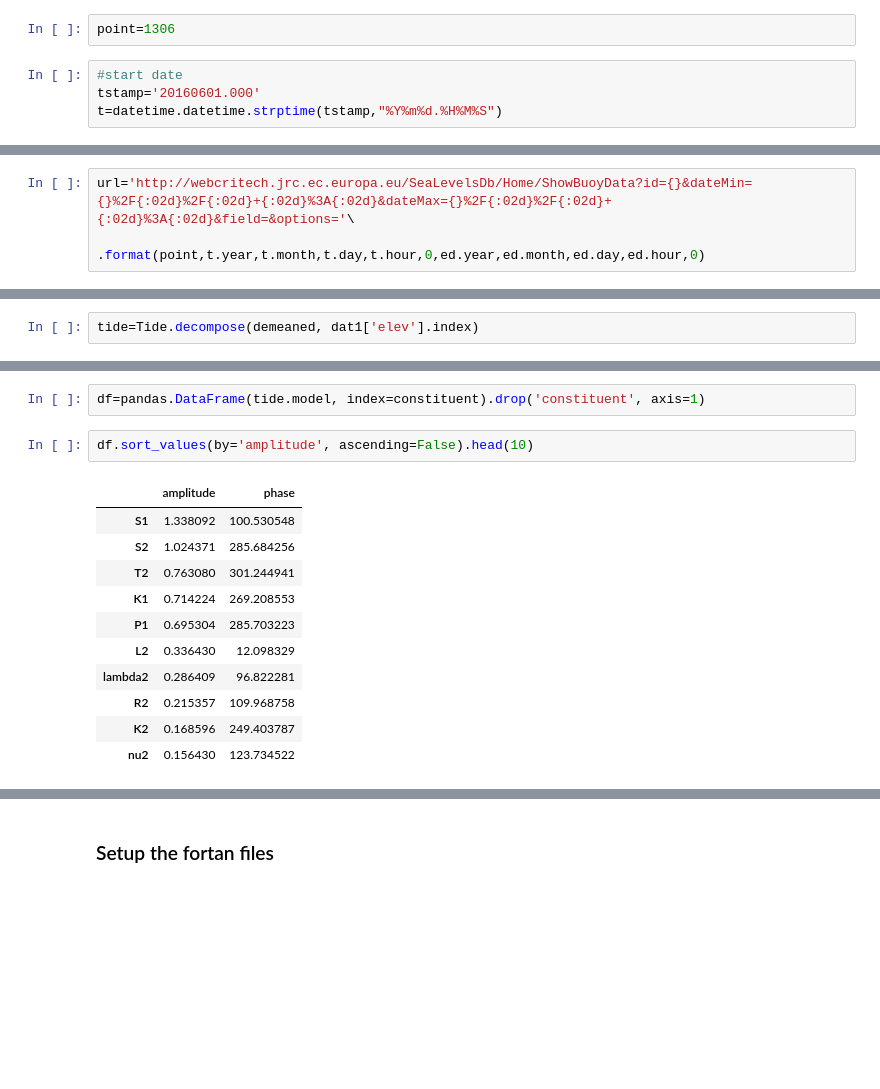
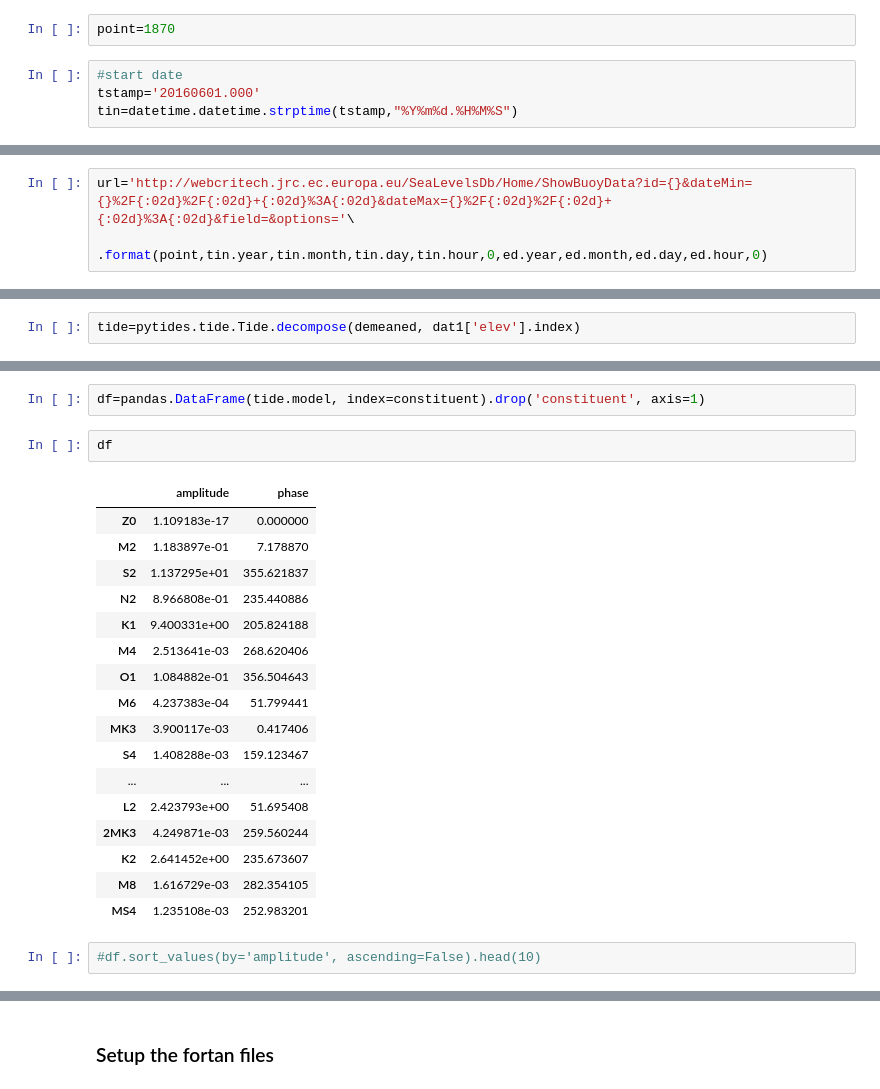
Before and after one commit to brey/pyPoseidon, a Jupyter notebook: Jupyter/OTPS2.ipynb, the cells around one changed output, grey strips where cells are left out. Drawn from its saved outputs; the diff is of its cells as text; blank space fills up the shorter version.

```diff
--- a/Jupyter/OTPS2.ipynb
+++ b/Jupyter/OTPS2.ipynb
@@ -13,11 +15,11 @@ import os
 # %%
 #define point of measurement
 # %%
-point=1306
+point=1870
 # %%
 #start date
 tstamp='20160601.000'
-t=datetime.datetime.strptime(tstamp,"%Y%m%d.%H%M%S")
+tin=datetime.datetime.strptime(tstamp,"%Y%m%d.%H%M%S")
 # %%
 #end day
 estamp='20160630.000'
@@ -26,7 +28,7 @@ ed=datetime.datetime.strptime(estamp,"%Y%m%d.%H%M%S")
 ## READ tide gauge measurements
 # %%
 url='http://webcritech.jrc.ec.europa.eu/SeaLevelsDb/Home/ShowBuoyData?id={}&dateMin={}%2F{:02d}%2F{:02d}+{:02d}%3A{:02d}&dateMax={}%2F{:02d}%2F{:02d}+{:02d}%3A{:02d}&field=&options='\
-                                 .format(point,t.year,t.month,t.day,t.hour,0,ed.year,ed.month,ed.day,ed.hour,0)
+                                 .format(point,tin.year,tin.month,tin.day,tin.hour,0,ed.year,ed.month,ed.day,ed.hour,0)
 # %%
 response=urllib2.urlopen(url)
 ls=response.readlines()
@@ -73,22 +75,30 @@ ax1.set_ylabel('h')
 # %%
 demeaned=dat1['elev'].values-dat1['elev'].values.mean()
 # %%
-tide=Tide.decompose(demeaned, dat1['elev'].index)
+tide=pytides.tide.Tide.decompose(demeaned, dat1['elev'].index)
 # %%
 constituent = [c.name for c in tide.model['constituent']]
 # %%
 df=pandas.DataFrame(tide.model, index=constituent).drop('constituent', axis=1)
+# %%
+df
+# %% [output]
+|  | amplitude | phase |
+| Z0 | 1.109183e-17 | 0.000000 |
+| M2 | 1.183897e-01 | 7.178870 |
+| S2 | 1.137295e+01 | 355.621837 |
+| N2 | 8.966808e-01 | 235.440886 |
+| K1 | 9.400331e+00 | 205.824188 |
+| M4 | 2.513641e-03 | 268.620406 |
+| O1 | 1.084882e-01 | 356.504643 |
+| M6 | 4.237383e-04 | 51.799441 |
+| MK3 | 3.900117e-03 | 0.417406 |
+| S4 | 1.408288e-03 | 159.123467 |
+| ... | ... | ... |
+| L2 | 2.423793e+00 | 51.695408 |
+| 2MK3 | 4.249871e-03 | 259.560244 |
+| K2 | 2.641452e+00 | 235.673607 |
+| M8 | 1.616729e-03 | 282.354105 |
+| MS4 | 1.235108e-03 | 252.983201 |
 # %%
-df.sort_values(by='amplitude', ascending=False).head(10)
+#df.sort_values(by='amplitude', ascending=False).head(10)
-# %% [output]
-|  | amplitude | phase |
-| S1 | 1.338092 | 100.530548 |
-| S2 | 1.024371 | 285.684256 |
-| T2 | 0.763080 | 301.244941 |
-| K1 | 0.714224 | 269.208553 |
-| P1 | 0.695304 | 285.703223 |
-| L2 | 0.336430 | 12.098329 |
-| lambda2 | 0.286409 | 96.822281 |
-| R2 | 0.215357 | 109.968758 |
-| K2 | 0.168596 | 249.403787 |
-| nu2 | 0.156430 | 123.734522 |
```
Also changed, not shown: parts of 54 cells of this notebook.
